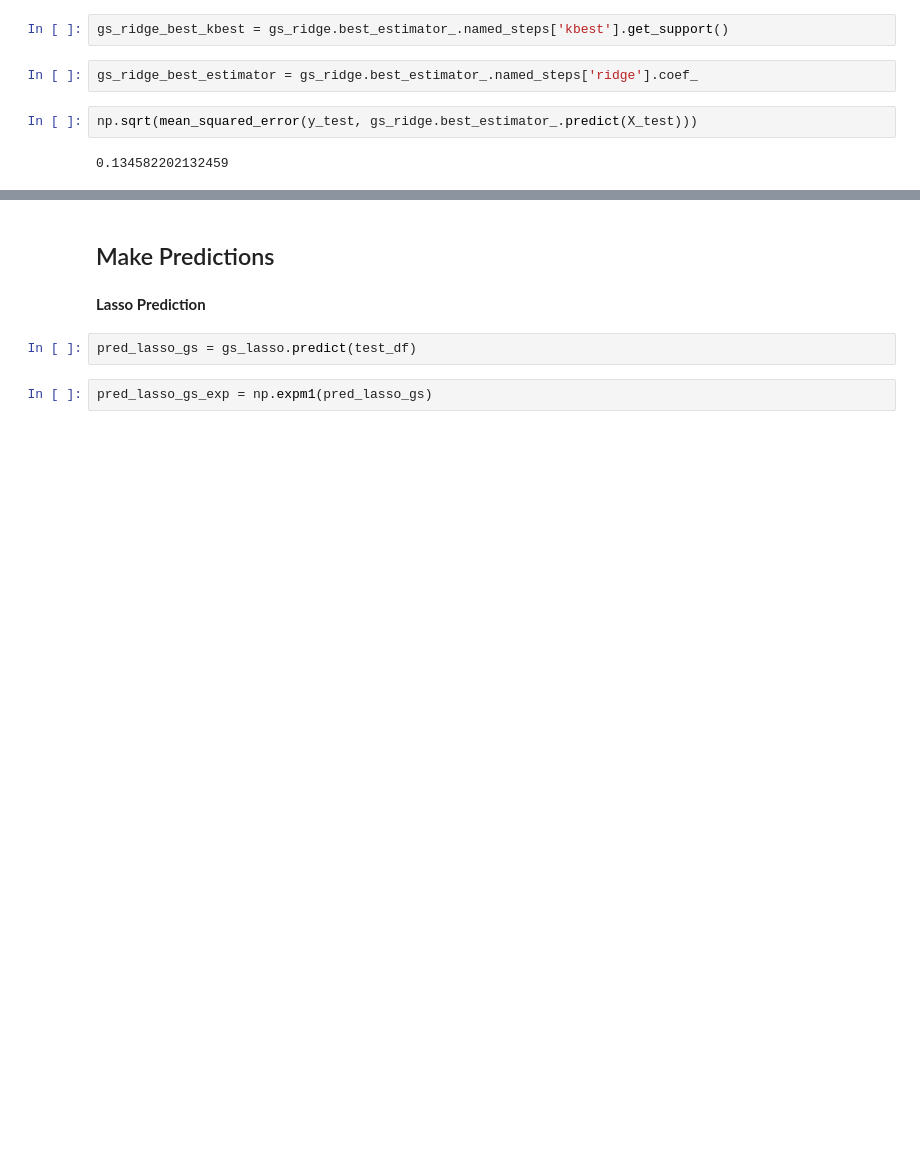
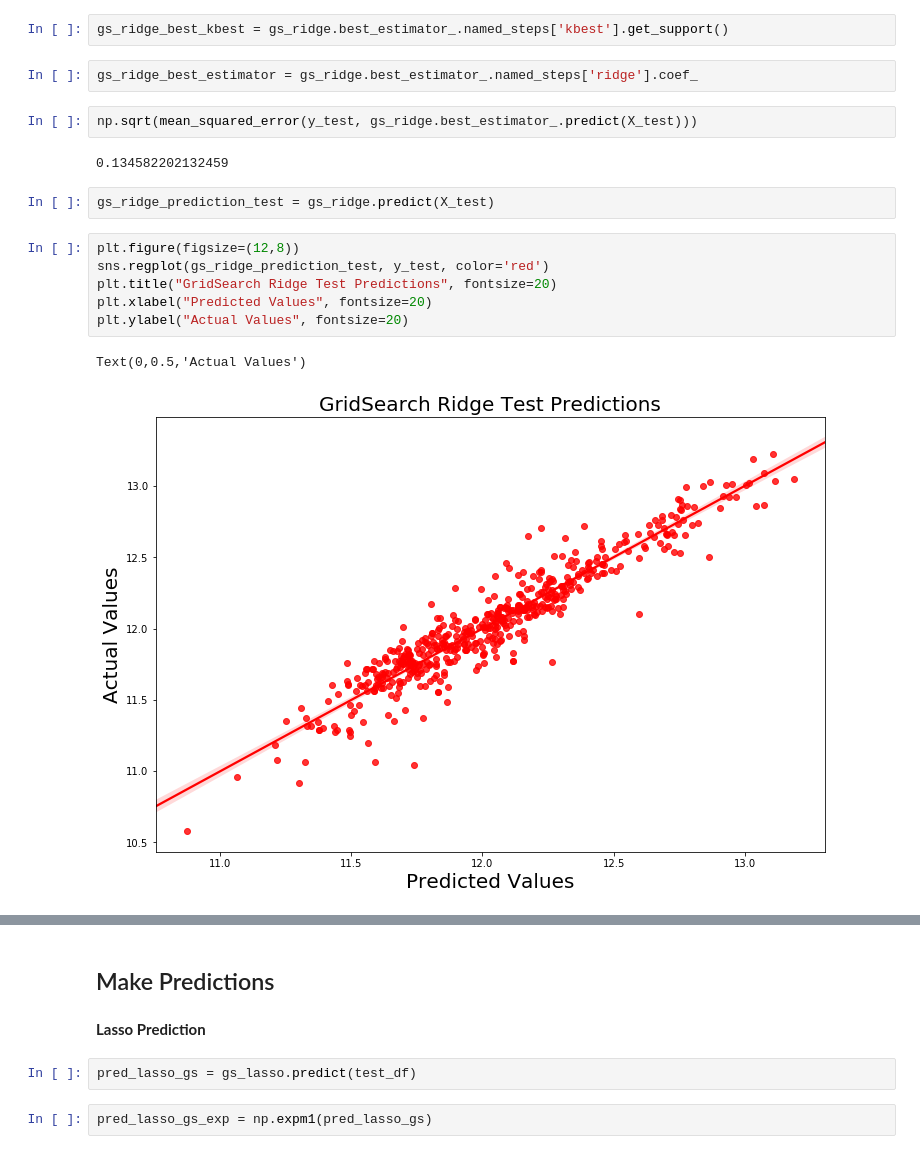
Before and after one commit to jamesdrabinsky/ames_housing_prices, a Jupyter notebook: Notebook 3 - Modeling.ipynb, the cells around one changed output, grey strips where cells are left out. Cells and saved outputs as stored; diff of their text form; blank space fills up the shorter version.

```diff
--- a/Notebook 3 - Modeling.ipynb
+++ b/Notebook 3 - Modeling.ipynb
@@ -242,6 +311,17 @@ gs_ridge_best_estimator = gs_ridge.best_estimator_.named_steps['ridge'].coef_
 np.sqrt(mean_squared_error(y_test, gs_ridge.best_estimator_.predict(X_test)))
 # %% [output]
 0.134582202132459
+# %%
+gs_ridge_prediction_test = gs_ridge.predict(X_test)
+# %%
+plt.figure(figsize=(12,8))
+sns.regplot(gs_ridge_prediction_test, y_test, color='red')
+plt.title("GridSearch Ridge Test Predictions", fontsize=20)
+plt.xlabel("Predicted Values", fontsize=20)
+plt.ylabel("Actual Values", fontsize=20)
+# %% [output]
+Text(0,0.5,'Actual Values')
+[figure, added]
 # %%
 columns = train_df.columns
 columns = columns[gs_ridge.best_estimator_.named_steps['var_thresh'].get_support()]
```
Also changed, not shown: parts of 34 cells of this notebook, 4 other files.
